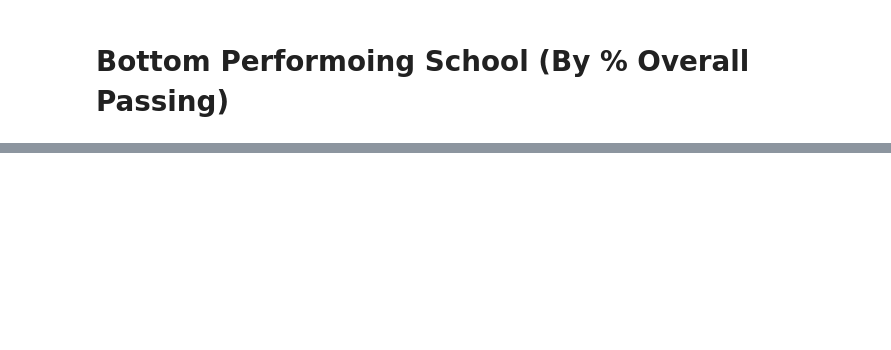
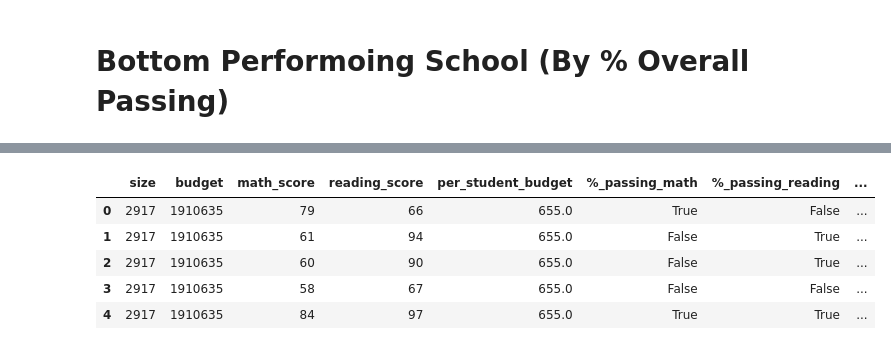
Before and after one commit to JAlvarado23A/District_Analysis, a Jupyter notebook: City_School_Analysis.ipynb, the cells around one changed output, grey strips where cells are left out. Saved outputs shown, nothing was run; the diff lists cells and outputs as text; code cells hidden in the pictures; blank space fills up the shorter version.

```diff
--- a/City_School_Analysis.ipynb
+++ b/City_School_Analysis.ipynb
@@ -221,0 +415,15 @@ desc_school_df
+# %%
+# Create bins and group name
+size_bins = [0, 999, 1999, 4999]
+school_rage = ['Small (<1000)', 'Medium (1000 - 2000)', 'Large (2000 - 5000)']
+
+# Bin df by group name
+school_size_df['School Size'] = pd.cut(school_size_df['size'], bins= size_bins, labels = school_rage)
+school_size_df.head()
+# %% [output]
+|  | size | budget | math_score | reading_score | per_student_budget | %_passing_math | %_passing_reading | ... |
+| 0 | 2917 | 1910635 | 79 | 66 | 655.0 | True | False | ... |
+| 1 | 2917 | 1910635 | 61 | 94 | 655.0 | False | True | ... |
+| 2 | 2917 | 1910635 | 60 | 90 | 655.0 | False | True | ... |
+| 3 | 2917 | 1910635 | 58 | 67 | 655.0 | False | False | ... |
+| 4 | 2917 | 1910635 | 84 | 97 | 655.0 | True | True | ... |
```
Also changed, not shown: parts of 34 cells of this notebook.
